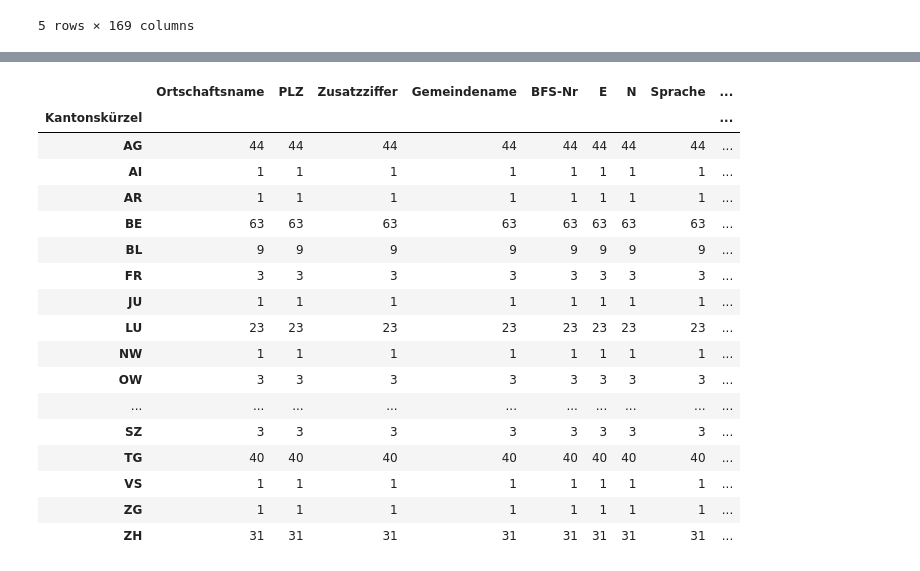
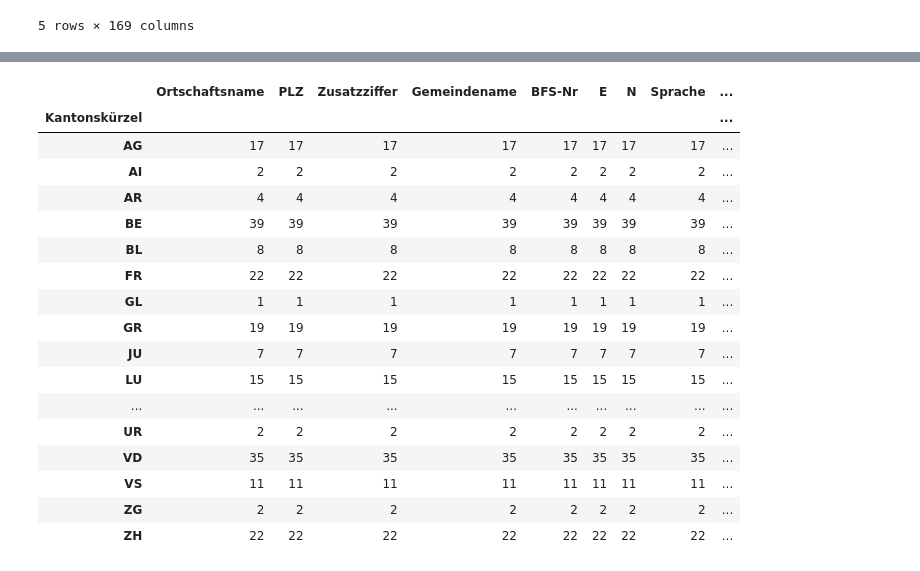
Before and after one commit to Roald87/citykon, a Jupyter notebook: citykon.ipynb, the cells around one changed output, grey strips where cells are left out. Saved outputs shown, nothing was run; the diff lists cells and outputs as text; code cells hidden in the pictures.

```diff
--- a/citykon.ipynb
+++ b/citykon.ipynb
@@ -66,23 +75,23 @@ for ending in sorted(endings):
 ... (4 outputs left out)
 # %%
-cities[cities["Ortschaftsname"].str.contains("wil\s*", regex=True, flags=re.IGNORECASE)]\
+cities[cities["Ortschaftsname"].str.contains("au\s*", regex=True, flags=re.IGNORECASE)]\
     .groupby(['Kantonskürzel']).count()
 # %% [output]
 |  | Ortschaftsname | PLZ | Zusatzziffer | Gemeindename | BFS-Nr | E | N | Sprache | ... |
 | Kantonskürzel |  |  |  |  |  |  |  |  | ... |
-| AG | 44 | 44 | 44 | 44 | 44 | 44 | 44 | 44 | ... |
-| AI | 1 | 1 | 1 | 1 | 1 | 1 | 1 | 1 | ... |
-| AR | 1 | 1 | 1 | 1 | 1 | 1 | 1 | 1 | ... |
-| BE | 63 | 63 | 63 | 63 | 63 | 63 | 63 | 63 | ... |
-| BL | 9 | 9 | 9 | 9 | 9 | 9 | 9 | 9 | ... |
-| FR | 3 | 3 | 3 | 3 | 3 | 3 | 3 | 3 | ... |
-| JU | 1 | 1 | 1 | 1 | 1 | 1 | 1 | 1 | ... |
-| LU | 23 | 23 | 23 | 23 | 23 | 23 | 23 | 23 | ... |
-| NW | 1 | 1 | 1 | 1 | 1 | 1 | 1 | 1 | ... |
-| OW | 3 | 3 | 3 | 3 | 3 | 3 | 3 | 3 | ... |
+| AG | 17 | 17 | 17 | 17 | 17 | 17 | 17 | 17 | ... |
+| AI | 2 | 2 | 2 | 2 | 2 | 2 | 2 | 2 | ... |
+| AR | 4 | 4 | 4 | 4 | 4 | 4 | 4 | 4 | ... |
+| BE | 39 | 39 | 39 | 39 | 39 | 39 | 39 | 39 | ... |
+| BL | 8 | 8 | 8 | 8 | 8 | 8 | 8 | 8 | ... |
+| FR | 22 | 22 | 22 | 22 | 22 | 22 | 22 | 22 | ... |
+| GL | 1 | 1 | 1 | 1 | 1 | 1 | 1 | 1 | ... |
+| GR | 19 | 19 | 19 | 19 | 19 | 19 | 19 | 19 | ... |
+| JU | 7 | 7 | 7 | 7 | 7 | 7 | 7 | 7 | ... |
+| LU | 15 | 15 | 15 | 15 | 15 | 15 | 15 | 15 | ... |
 | ... | ... | ... | ... | ... | ... | ... | ... | ... | ... |
-| SZ | 3 | 3 | 3 | 3 | 3 | 3 | 3 | 3 | ... |
-| TG | 40 | 40 | 40 | 40 | 40 | 40 | 40 | 40 | ... |
-| VS | 1 | 1 | 1 | 1 | 1 | 1 | 1 | 1 | ... |
-| ZG | 1 | 1 | 1 | 1 | 1 | 1 | 1 | 1 | ... |
-| ZH | 31 | 31 | 31 | 31 | 31 | 31 | 31 | 31 | ... |
+| UR | 2 | 2 | 2 | 2 | 2 | 2 | 2 | 2 | ... |
+| VD | 35 | 35 | 35 | 35 | 35 | 35 | 35 | 35 | ... |
+| VS | 11 | 11 | 11 | 11 | 11 | 11 | 11 | 11 | ... |
+| ZG | 2 | 2 | 2 | 2 | 2 | 2 | 2 | 2 | ... |
+| ZH | 22 | 22 | 22 | 22 | 22 | 22 | 22 | 22 | ... |
```
Also changed, not shown: parts of 1 cell of this notebook, 34 other files.
